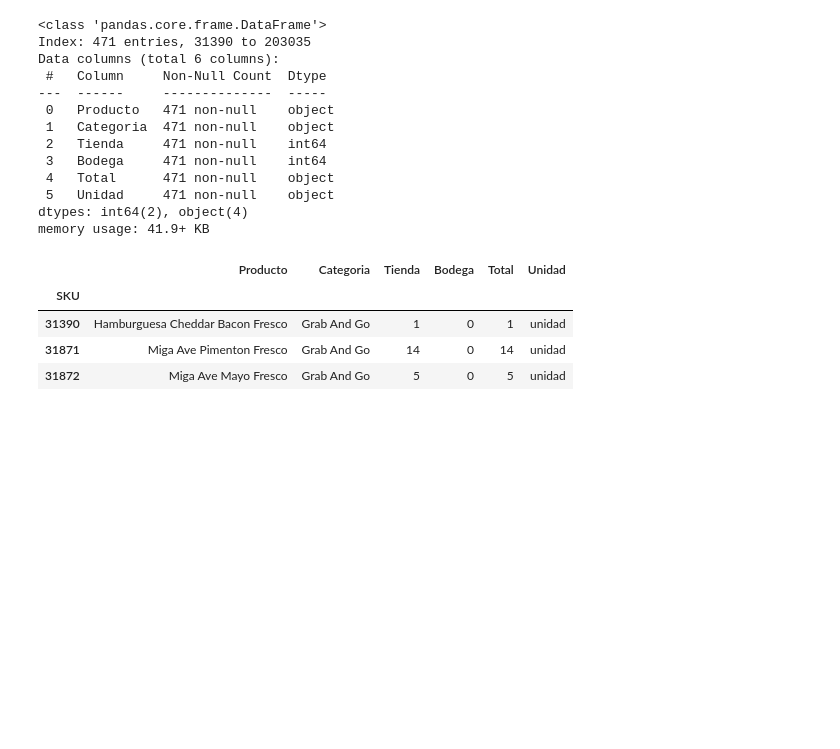
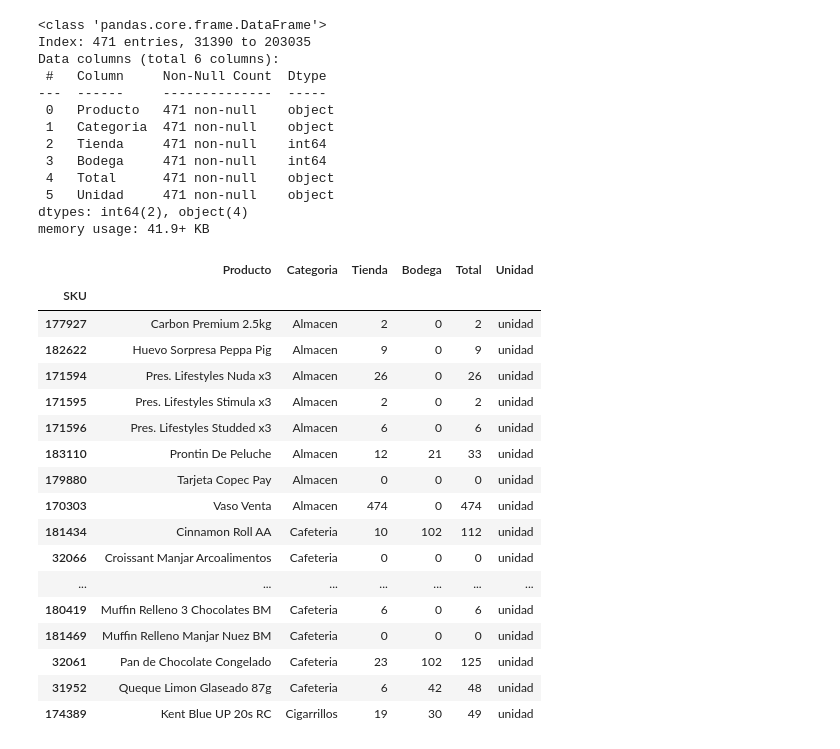
Before and after one commit to pcaliman2/realestate-datacleanup-exercise, a Jupyter notebook: prueba.ipynb, the cells around one changed output. Saved outputs shown, nothing was run; the diff lists cells and outputs as text; code cells hidden in the pictures; blank space fills up the shorter version.

```diff
--- a/prueba.ipynb
+++ b/prueba.ipynb
@@ -25,4 +25,4 @@ data = pd.DataFrame({
-
+    'Maximos': [7;48;8;4;4;12;15;0;0;7;5;5;5;6;6;0;6;6;6;3;3;3;14;12;0;0;0;0;0;0;0;0;0;0;0;0;0;0;0;0;0;0;0;0;0;0;0;0;0;0;0;0;0;0;0;0;0;0;0;0;0;0;20;0;0;0;0;30;15;15;15;15;15;15;15;15;15;0;15;10;10;0;0;0;0;0;0;0;0;0;0;0;0;0;0;0;0;0;0;0;0;0;0;0;0;0;0;0;0;0;0;0;0;0;0;5;6;5;5;6;6;6;6;6;6;6;0;7;10;12;10;18;6;7;7;5;6;15;18;5;5;18;22;6;0;5;22;5;6;14;6;5;6;5;6;28;5;6;5;6;5;0;42;0;5;6;5;6;3;5;0;7;30;30;15;15;30;15;30;32;32;0;32;32;30;30;28;28;28;28;28;28;28;28;28;40;40;32;0;35;0;30;35;30;45;7;14;14;7;7;7;7;0;22;14;14;14;14;14;14;0;14;7;5;5;5;7;10;5;15;15;15;15;15;30;30;8;30;30;12;0;15;15;6;5;6;20;10;32;0;40;40;40;25;25;8;8;8;8;8;8;8;8;8;8;8;8;8;8;8;8;8;8;8;8;20;20;28;28;40;32;35;32;15;15;15;6;0;9;0;21;60;36;0;36;36;35;36;36;36;36;0;36;35;15;20;20;15;30;30;18;12;12;50;25;25;25;50;25;50;14;14;14;14;8;4;4;8;4;3;3;3;3;30;30;30;30;30;4;4;4;0;14;14;0;0;0;0;12;36;12;18;0;24;24;13;12;12;12;25;30;28;20;0;20;10;30;25;7;7;7;7;20;35;30;0;0;0;25;35;32;0;0;12;15;20;50;24;15;20;20;18;20;12;0;12;0;12;0;24;24;30;8;20;21;30;0;0;14;30;24;24;24;20;20;20;20;0;20;0;36;0;10;10;0;70;10;4;5;5;0;0;8;8;8;4;5;5;5;5;5;3;4;3;30;25;30;10;12;8;4;0;0;0;8;40;7;10;7;8;7;7;4;0;22;12;0;0;20;0;0],
     'Tienda': [0,0,0,0,0,0,0,0,0,0,0,0,0,0,0,0,0,0,0,0,0,0,0,0,0,0,0,0,0,0,0,0,0,0,0,0,0,0,0,0,0,0,0,0,0,0,0,0,0,0,0,0,0,0,0,0,0,0,0,0,0,0,0,0,0,0,0,0,0,0,0,0,0,0,0,0,0,0,0,0,0,0,0,0,0,0,0,0,0,0,0,0,0,0,0,0,0,0,0,0,0,0,0,0,0,0,0,0,0,0,0,0,0,0,0,0,0,0,0,0,0,0,0,0,0,0,0,0,0,0,0,0,0,0,0,0,0,0,0,0,0,0,0,0,0,0,0,0,0,0,0,0,0,0,0,0,0,0,0,0,0,0,0,0,0,0,0,0,0,0,0,0,0,0,0,0,0,0,0,0,0,0,0,0,0,0,0,0,0,0,0,0,0,0,0,0,0,0,0,0,0,0,0,0,0,0,0,0,0,0,0,0,0,0,0,0,0,0,0,0,0,0,0,0,0,0,0,0,0,0,0,0,0,0,0,0,0,0,0,0,0,0,0,0,0,0,0,0,0,0,0,0,0,0,0,0,0,0,0,0,0,0,0,0,0,0,0,0,0,0,0,0,0,0,0,0,0,0,0,0,0,0,0,0,0,0,0,0,0,0,0,0,0,0,0,0,0,0,0,0,0,0,0,0,0,0,0,0,0,0,0,0,0,0,0,0,0,0,0,0,0,0,0,0,0,0,0,0,0,0,0,0,0,0,0,0,0,0,0,0,0,0,0,0,0,0,0,0,0,0,0,0,0,0,0,0,0,0,0,0,0,0,0,0,0,0,0,0,0,0,0,0,0,0,0,0,0,0,0,0,0,0,0,0,0,0,0,0,0,0,0,0,0,0,0,0,0,0,0,0,0,0,0,0,0,0,0,0,0,0,0,0,0,0,0,0,0,0,0,0,0,0,0,0,0,0,0,0,0,0,0,0,0,0,0,0,0,0,0,0,0,0,0,0,0,0,0,0,0,0,0,0,0,0,0,0,0,0,0,0,0,0,0,0,0,0,0,0,0,0,0],
     'Bodega': [0,0,0,0,0,0,0,0,0,0,0,0,0,0,0,0,0,0,0,0,0,0,0,0,0,0,0,0,0,0,0,0,0,0,0,0,0,0,0,0,0,0,0,0,0,0,0,0,0,0,0,0,0,0,0,0,0,0,0,0,0,0,0,0,0,0,0,0,0,0,0,0,0,0,0,0,0,0,0,0,0,0,0,0,0,0,0,0,0,0,0,0,0,0,0,0,0,0,0,0,0,0,0,0,0,0,0,0,0,0,0,0,0,0,0,0,0,0,0,0,0,0,0,0,0,0,0,0,0,0,0,0,0,0,0,0,0,0,0,0,0,0,0,0,0,0,0,0,0,0,0,0,0,0,0,0,0,0,0,0,0,0,0,0,0,0,0,0,0,0,0,0,0,0,0,0,0,0,0,0,0,0,0,0,0,0,0,0,0,0,0,0,0,0,0,0,0,0,0,0,0,0,0,0,0,0,0,0,0,0,0,0,0,0,0,0,0,0,0,0,0,0,0,0,0,0,0,0,0,0,0,0,0,0,0,0,0,0,0,0,0,0,0,0,0,0,0,0,0,0,0,0,0,0,0,0,0,0,0,0,0,0,0,0,0,0,0,0,0,0,0,0,0,0,0,0,0,0,0,0,0,0,0,0,0,0,0,0,0,0,0,0,0,0,0,0,0,0,0,0,0,0,0,0,0,0,0,0,0,0,0,0,0,0,0,0,0,0,0,0,0,0,0,0,0,0,0,0,0,0,0,0,0,0,0,0,0,0,0,0,0,0,0,0,0,0,0,0,0,0,0,0,0,0,0,0,0,0,0,0,0,0,0,0,0,0,0,0,0,0,0,0,0,0,0,0,0,0,0,0,0,0,0,0,0,0,0,0,0,0,0,0,0,0,0,0,0,0,0,0,0,0,0,0,0,0,0,0,0,0,0,0,0,0,0,0,0,0,0,0,0,0,0,0,0,0,0,0,0,0,0,0,0,0,0,0,0,0,0,0,0,0,0,0,0,0,0,0,0,0,0,0,0,0,0,0,0,0,0,0,0,0,0,0,0,0,0,0,0,0,0],
     'Total': [0,0,0,0,0,0,0,0,0,0,0,0,0,0,0,0,0,0,0,0,0,0,0,0,0,0,0,0,0,0,0,0,0,0,0,0,0,0,0,0,0,0,0,0,0,0,0,0,0,0,0,0,0,0,0,0,0,0,0,0,0,0,0,0,0,0,0,0,0,0,0,0,0,0,0,0,0,0,0,0,0,0,0,0,0,0,0,0,0,0,0,0,0,0,0,0,0,0,0,0,0,0,0,0,0,0,0,0,0,0,0,0,0,0,0,0,0,0,0,0,0,0,0,0,0,0,0,0,0,0,0,0,0,0,0,0,0,0,0,0,0,0,0,0,0,0,0,0,0,0,0,0,0,0,0,0,0,0,0,0,0,0,0,0,0,0,0,0,0,0,0,0,0,0,0,0,0,0,0,0,0,0,0,0,0,0,0,0,0,0,0,0,0,0,0,0,0,0,0,0,0,0,0,0,0,0,0,0,0,0,0,0,0,0,0,0,0,0,0,0,0,0,0,0,0,0,0,0,0,0,0,0,0,0,0,0,0,0,0,0,0,0,0,0,0,0,0,0,0,0,0,0,0,0,0,0,0,0,0,0,0,0,0,0,0,0,0,0,0,0,0,0,0,0,0,0,0,0,0,0,0,0,0,0,0,0,0,0,0,0,0,0,0,0,0,0,0,0,0,0,0,0,0,0,0,0,0,0,0,0,0,0,0,0,0,0,0,0,0,0,0,0,0,0,0,0,0,0,0,0,0,0,0,0,0,0,0,0,0,0,0,0,0,0,0,0,0,0,0,0,0,0,0,0,0,0,0,0,0,0,0,0,0,0,0,0,0,0,0,0,0,0,0,0,0,0,0,0,0,0,0,0,0,0,0,0,0,0,0,0,0,0,0,0,0,0,0,0,0,0,0,0,0,0,0,0,0,0,0,0,0,0,0,0,0,0,0,0,0,0,0,0,0,0,0,0,0,0,0,0,0,0,0,0,0,0,0,0,0,0,0,0,0,0,0,0,0,0,0,0,0,0,0,0,0,0,0,0,0,0,0,0,0,0,0,0,0,0,0,0,0],
@@ -78,12 +97,25 @@ Data columns (total 6 columns):
 dtypes: int64(2), object(4)
 memory usage: 41.9+ KB
 # %%
-data.head()
+data.head(25)
 # %% [output]
 |  | Producto | Categoria | Tienda | Bodega | Total | Unidad |
 | SKU |  |  |  |  |  |  |
-| 31390 | Hamburguesa Cheddar Bacon Fresco | Grab And Go | 1 | 0 | 1 | unidad |
-| 31871 | Miga Ave Pimenton Fresco | Grab And Go | 14 | 0 | 14 | unidad |
-| 31872 | Miga Ave Mayo Fresco | Grab And Go | 5 | 0 | 5 | unidad |
+| 177927 | Carbon Premium 2.5kg | Almacen | 2 | 0 | 2 | unidad |
+| 182622 | Huevo Sorpresa Peppa Pig | Almacen | 9 | 0 | 9 | unidad |
+| 171594 | Pres. Lifestyles Nuda x3 | Almacen | 26 | 0 | 26 | unidad |
+| 171595 | Pres. Lifestyles Stimula x3 | Almacen | 2 | 0 | 2 | unidad |
+| 171596 | Pres. Lifestyles Studded x3 | Almacen | 6 | 0 | 6 | unidad |
+| 183110 | Prontin De Peluche | Almacen | 12 | 21 | 33 | unidad |
+| 179880 | Tarjeta Copec Pay | Almacen | 0 | 0 | 0 | unidad |
+| 170303 | Vaso Venta | Almacen | 474 | 0 | 474 | unidad |
+| 181434 | Cinnamon Roll AA | Cafeteria | 10 | 102 | 112 | unidad |
+| 32066 | Croissant Manjar Arcoalimentos | Cafeteria | 0 | 0 | 0 | unidad |
+| ... | ... | ... | ... | ... | ... | ... |
+| 180419 | Muffin Relleno 3 Chocolates BM | Cafeteria | 6 | 0 | 6 | unidad |
+| 181469 | Muffin Relleno Manjar Nuez BM | Cafeteria | 0 | 0 | 0 | unidad |
+| 32061 | Pan de Chocolate Congelado | Cafeteria | 23 | 102 | 125 | unidad |
+| 31952 | Queque Limon Glaseado 87g | Cafeteria | 6 | 42 | 48 | unidad |
+| 174389 | Kent Blue UP 20s RC | Cigarrillos | 19 | 30 | 49 | unidad |
 # %%
 #Borradoo()
```
Also changed, not shown: parts of 2 cells of this notebook.
